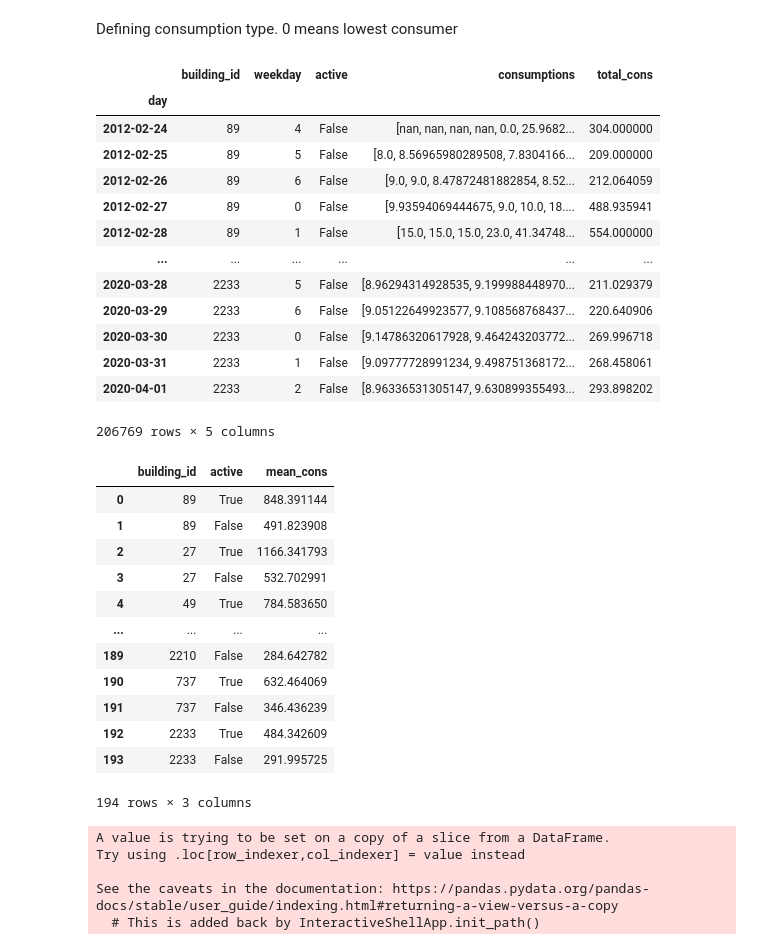
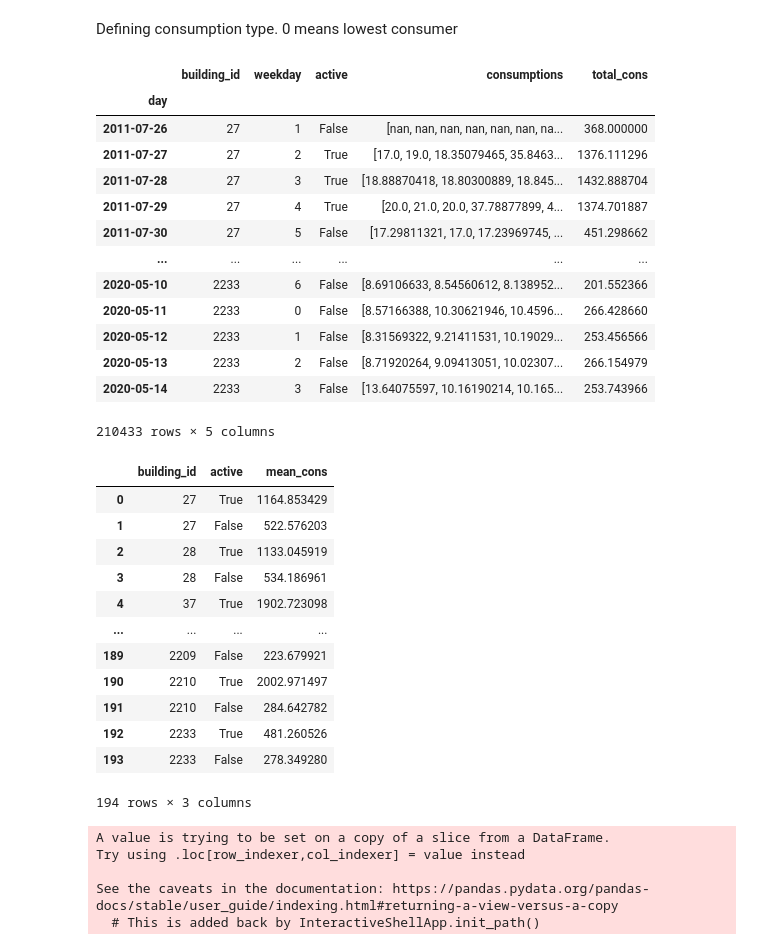
Before and after one commit to thmasker/DAntE, a Jupyter notebook: notebook/data_preprocessing/activity.ipynb, the cells around one changed output. Cells and saved outputs as stored; diff of their text form; code cells hidden in the pictures.

Commit message:
Read CSV files as input dataset

```diff
--- a/notebook/data_preprocessing/activity.ipynb
+++ b/notebook/data_preprocessing/activity.ipynb
@@ -143,23 +130,23 @@ See the caveats in the documentation: https://pandas.pydata.org/pandas-docs/stab
 # %% [markdown]
 Defining consumption type. 0 means lowest consumer
 # %%
-raw = pd.read_pickle(CONS_PATH + 'consumptions.zip')
+raw = pd.read_pickle(CONS_PATH + 'clean_consumptions.zip')
 raw
 # %% [output]
 |  | building_id | weekday | active | consumptions | total_cons |
 | day |  |  |  |  |  |
-| 2012-02-24 | 89 | 4 | False | [nan, nan, nan, nan, 0.0, 25.9682... | 304.000000 |
-| 2012-02-25 | 89 | 5 | False | [8.0, 8.56965980289508, 7.8304166... | 209.000000 |
-| 2012-02-26 | 89 | 6 | False | [9.0, 9.0, 8.47872481882854, 8.52... | 212.064059 |
-| 2012-02-27 | 89 | 0 | False | [9.93594069444675, 9.0, 10.0, 18.... | 488.935941 |
-| 2012-02-28 | 89 | 1 | False | [15.0, 15.0, 15.0, 23.0, 41.34748... | 554.000000 |
+| 2011-07-26 | 27 | 1 | False | [nan, nan, nan, nan, nan, nan, na... | 368.000000 |
+| 2011-07-27 | 27 | 2 | True | [17.0, 19.0, 18.35079465, 35.8463... | 1376.111296 |
+| 2011-07-28 | 27 | 3 | True | [18.88870418, 18.80300889, 18.845... | 1432.888704 |
+| 2011-07-29 | 27 | 4 | True | [20.0, 21.0, 20.0, 37.78877899, 4... | 1374.701887 |
+| 2011-07-30 | 27 | 5 | False | [17.29811321, 17.0, 17.23969745, ... | 451.298662 |
 | ... | ... | ... | ... | ... | ... |
-| 2020-03-28 | 2233 | 5 | False | [8.96294314928535, 9.199988448970... | 211.029379 |
-| 2020-03-29 | 2233 | 6 | False | [9.05122649923577, 9.108568768437... | 220.640906 |
-| 2020-03-30 | 2233 | 0 | False | [9.14786320617928, 9.464243203772... | 269.996718 |
-| 2020-03-31 | 2233 | 1 | False | [9.09777728991234, 9.498751368172... | 268.458061 |
-| 2020-04-01 | 2233 | 2 | False | [8.96336531305147, 9.630899355493... | 293.898202 |
+| 2020-05-10 | 2233 | 6 | False | [8.69106633, 8.54560612, 8.138952... | 201.552366 |
+| 2020-05-11 | 2233 | 0 | False | [8.57166388, 10.30621946, 10.4596... | 266.428660 |
+| 2020-05-12 | 2233 | 1 | False | [8.31569322, 9.21411531, 10.19029... | 253.456566 |
+| 2020-05-13 | 2233 | 2 | False | [8.71920264, 9.09413051, 10.02307... | 266.154979 |
+| 2020-05-14 | 2233 | 3 | False | [13.64075597, 10.16190214, 10.165... | 253.743966 |
-206769 rows × 5 columns
+210433 rows × 5 columns
 # %%
 buildings_df = pd.DataFrame()
 
@@ -174,17 +161,17 @@ for counter_id in raw['building_id'].unique():
 buildings_df
 # %% [output]
 |  | building_id | active | mean_cons |
-| 0 | 89 | True | 848.391144 |
-| 1 | 89 | False | 491.823908 |
-| 2 | 27 | True | 1166.341793 |
-| 3 | 27 | False | 532.702991 |
-| 4 | 49 | True | 784.583650 |
+| 0 | 27 | True | 1164.853429 |
+| 1 | 27 | False | 522.576203 |
+| 2 | 28 | True | 1133.045919 |
+| 3 | 28 | False | 534.186961 |
+| 4 | 37 | True | 1902.723098 |
 | ... | ... | ... | ... |
-| 189 | 2210 | False | 284.642782 |
-| 190 | 737 | True | 632.464069 |
-| 191 | 737 | False | 346.436239 |
-| 192 | 2233 | True | 484.342609 |
-| 193 | 2233 | False | 291.995725 |
+| 189 | 2209 | False | 223.679921 |
+| 190 | 2210 | True | 2002.971497 |
+| 191 | 2210 | False | 284.642782 |
+| 192 | 2233 | True | 481.260526 |
+| 193 | 2233 | False | 278.349280 |
 194 rows × 3 columns
 # %%
 def get_consumption_type(df: pd.DataFrame, n: int):
```
Also changed, not shown: parts of 8 cells of this notebook, 11 other files.
